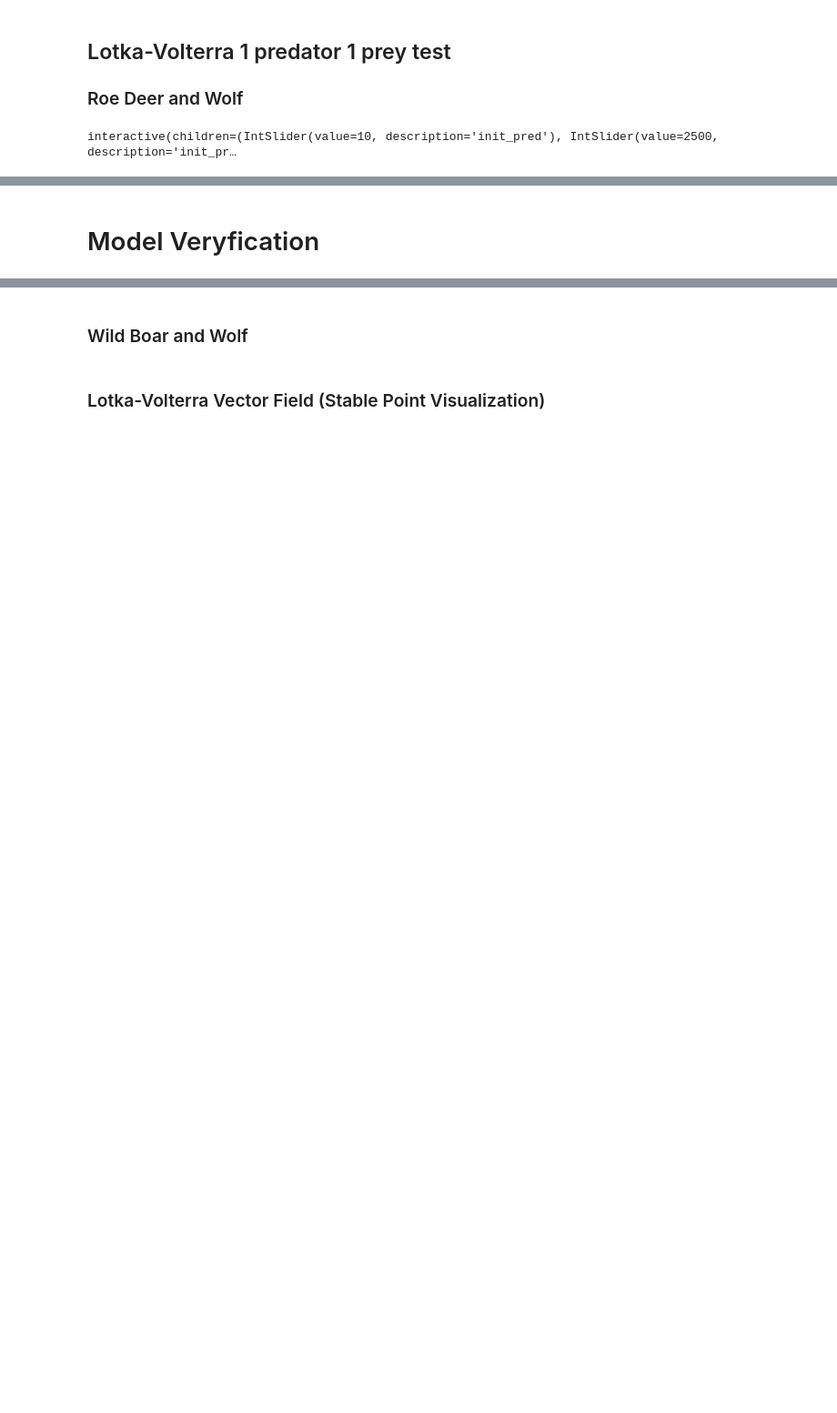
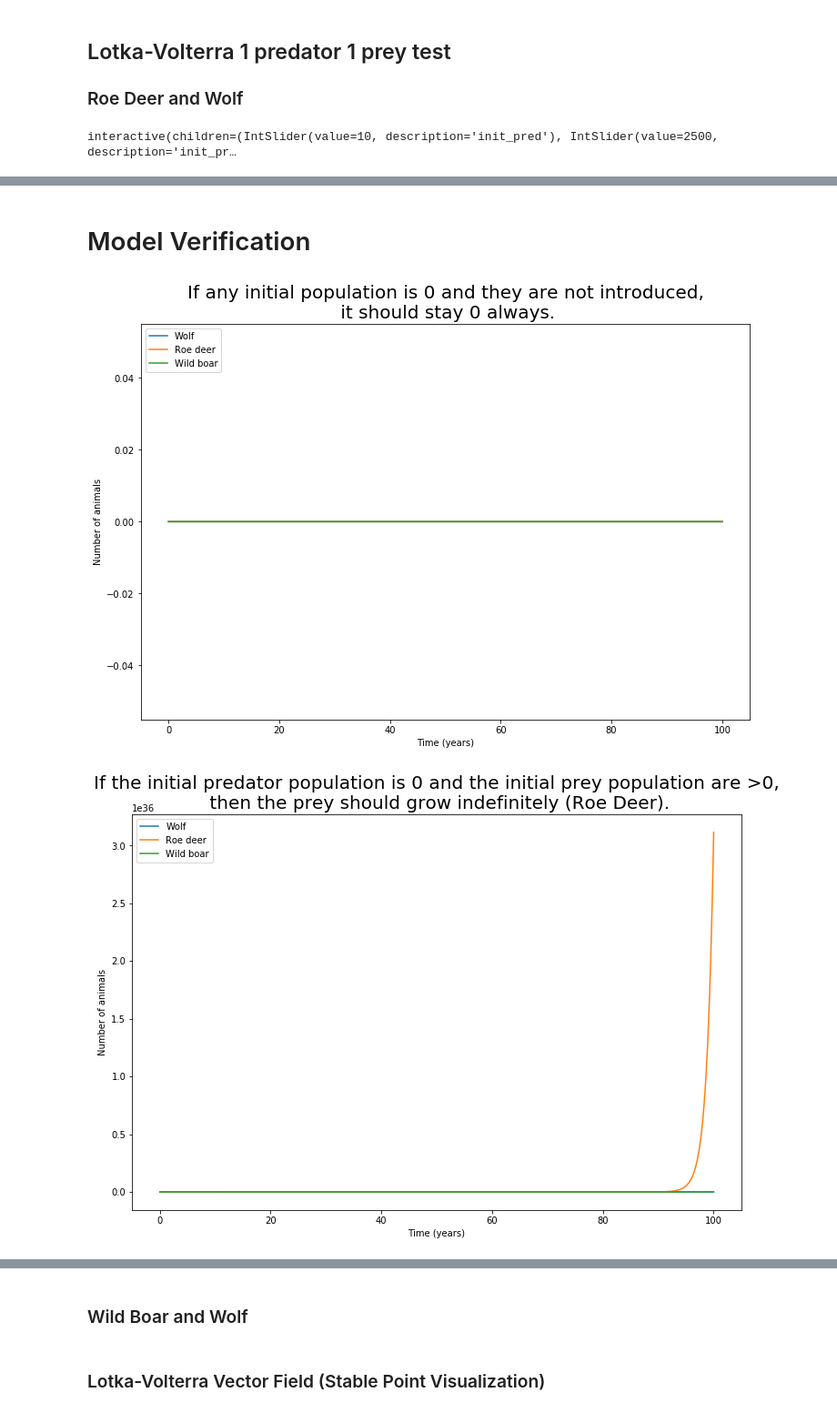
Before and after one commit to LvZut/Modeling-wolf-population-in-the-Netherlands, a Jupyter notebook: Lotka-Volterra test.ipynb, the cells around one changed output, grey strips where cells are left out. Shown at 91% size. Cells and saved outputs as stored; diff of their text form; code cells hidden in the pictures; blank space fills up the shorter version.

```diff
--- a/Lotka-Volterra test.ipynb
+++ b/Lotka-Volterra test.ipynb
@@ -88,13 +80,11 @@ def setup_sliders(init_pred, init_prey1, init_prey12, alpha1, beta1, gamma1, del
             e1_slider, et1_slider, z1_slider, s1_slider,
             period_slider, pop_coef_slider, scale_slider, plot_prey_checkbox]
 # %%
-def veryfication(init_pred, init_prey1, init_prey12, alpha1, beta1, gamma1,
-           delta1, epsilon1, eta1, zeta1, step1, per, pop_coef1,
-            shoot_deer, introduce_wolf, title, scale, plot_prey):
+def verification(init_pred, init_prey1, init_prey12, step1, per, pop_coef1,
+            shoot_deer, shoot_boar, shoot_wolf, introduce_wolf, title, scale, plot_prey):
 
-    update(init_pred, init_prey1, init_prey12, alpha1, beta1, gamma1,
-           delta1, epsilon1, eta1, zeta1, step1, per, pop_coef1,
-            shoot_deer, introduce_wolf, title, scale, plot_prey)
+    update(init_pred, init_prey1, init_prey12, step1, per, pop_coef1,
+            shoot_deer, shoot_boar, shoot_wolf, introduce_wolf, title, scale, plot_prey)
 # %%
 def lotka_volterra(params, alpha1=alpha1, beta1=beta1, gamma1=gamma1,
                    delta1=delta1, epsilon1=epsilon1, eta1=eta1, zeta1=zeta1):
@@ -273,51 +296,49 @@ plot_stats(e_results, 0, 1, 0.1)
 # %% [markdown]
-# Model Veryfication
+# Model Verification
 # %%
 # If any initial population is 0 and they are not introduced, it should stay 0 always.
 title = "If any initial population is 0 and they are not introduced,\n it should stay 0 always."
 scale = 1
 plot_prey = True
-veryfication(0, 0, 0, alpha1, beta1, gamma1,
-           delta1, epsilon1, eta1, zeta1, step1, 365, 0.9,
-            False, False, title, scale, plot_prey)
+verification(0, 0, 0, step1, 365, 0.9,
+            False, False, False, False, title, scale, plot_prey)
 
 # If the initial predator population is 0 and the initial prey population are >0,
 # then the prey should grow indefinitely.
 title = "If the initial predator population is 0 and the initial prey population are >0,\n then the prey should grow indefinitely (Roe Deer)."
 
-veryfication(0, 10, 0, alpha1, beta1, gamma1,
-           delta1, epsilon1, eta1, zeta1, step1, 365, 0.9,
-            False, False, title, scale, plot_prey)
+verification(0, 10, 0, step1, 365, 0.9,
+            False, False, False, False, title, scale, plot_prey)
 
 title = "If the initial predator population is 0 and the initial prey population are >0,\n then the prey should grow indefinitely (Wild Boar)."
 # If the initial predator population is 0 and the initial prey population are >0,
 # then the prey should grow indefinitely.
-veryfication(0, 0, 10, alpha1, beta1, gamma1,
-           delta1, epsilon1, eta1, zeta1, step1, 365, 0.9,
-            False, False, title, scale, plot_prey)
+verification(0, 0, 10, step1, 365, 0.9,
+            False, False, False, False, title, scale, plot_prey)
 
 title = "If the initial prey populations are 0 and the initial predator population is >0,\n the predator population should die out quickly (2 weeks[1])"
 # If the initial prey populations are 0 and the initial predator population is >0,
 # the predator population should die out quickly (2 weeks[1])
-veryfication(1000, 0, 0, alpha1, beta1, gamma1,
-           delta1, epsilon1, eta1, zeta1, step1, 365, 0.9,
-            False, False, title, scale, plot_prey)
+verification(1000, 0, 0, step1, 365, 0.9,
+            False, False, False, False, title, scale, plot_prey)
 
 
 # If the initial prey populations are way bigger than the initial predator population,
 # the predator population must grow quickly in the beginning.
 title = "If the initial prey populations are way bigger than the initial predator population,\n the predator population must grow quickly in the beginning."
 scale = 60
 plot_prey = False
-veryfication(50, 1000, 1000, alpha1, beta1, gamma1,
-           delta1, epsilon1, eta1, zeta1, step1, 365, 0.9,
-            False, False, title, scale, plot_prey)
+verification(50, 1000, 1000,  step1, 365, 0.9,
+            False, False, False, False, title, scale, plot_prey)
 
 # If the initial prey populations are way bigger than the initial predator population, the predator population must grow quickly in the beginning
 # If the initial predator population is way bigger than the initial prey populations, the predator population must decrease quickly in the beginning
 # If we introduce prey, in the middle of the simulation, the predator population should increase immediately
 # If we introduce predators, in the middle of the simulation, the growth of the prey population should decrease
 # The 2 prey populations do not affect each other. If the initial predator population is 0, the prey populations do not show peak and valleys but are exponentially increasing lines
 # If part of the predator population is shot each period, the average amount of prey in the simulation should be higher than when no predator is shot at all
 # If a certain amount of predators is introduced each period, the average amount of prey in the simulation should be lower than when no predator is introduced at all
 # If part of both prey population is shot each year, the average amount of prey and predators should be lower than when no prey are shot at all
+# %% [output]
+[figure, added]
+[figure, added]
```
Also changed, not shown: parts of 14 cells of this notebook.
